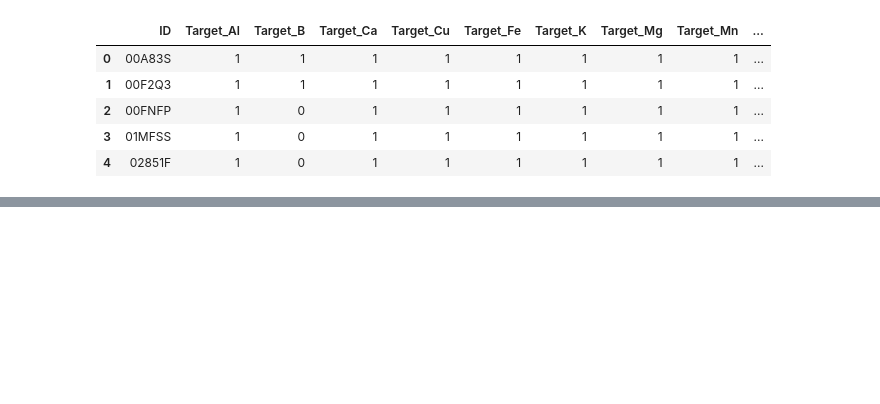
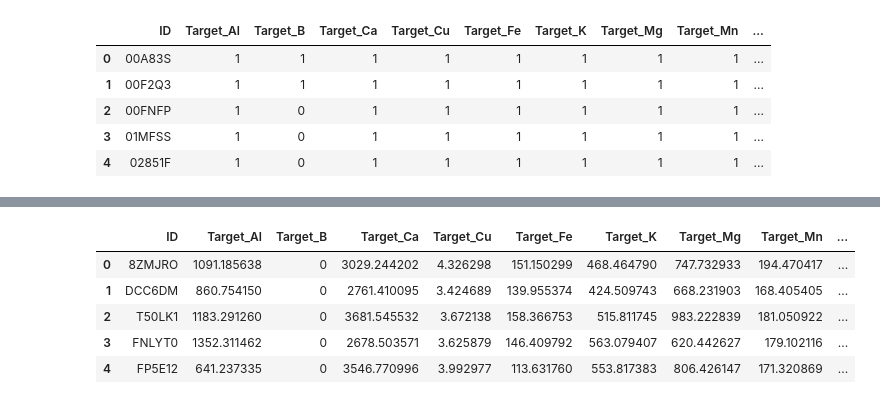
Before and after one commit to lucknera/projekt_interdyscyplinarny, a Jupyter notebook: models/olek-model.ipynb, the cells around one changed output, grey strips where cells are left out. Drawn from its saved outputs; the diff is of its cells as text; code cells hidden in the pictures; blank space fills up the shorter version.

```diff
--- a/models/olek-model.ipynb
+++ b/models/olek-model.ipynb
@@ -674,0 +743,9 @@ result.to_csv("../rhea-soil-nutrient-prediction-challenge/submissions/first-XGBo
+# %%
+result.head()
+# %% [output]
+|  | ID | Target_Al | Target_B | Target_Ca | Target_Cu | Target_Fe | Target_K | Target_Mg | Target_Mn | ... |
+| 0 | 8ZMJRO | 1091.185638 | 0 | 3029.244202 | 4.326298 | 151.150299 | 468.464790 | 747.732933 | 194.470417 | ... |
+| 1 | DCC6DM | 860.754150 | 0 | 2761.410095 | 3.424689 | 139.955374 | 424.509743 | 668.231903 | 168.405405 | ... |
+| 2 | T50LK1 | 1183.291260 | 0 | 3681.545532 | 3.672138 | 158.366753 | 515.811745 | 983.222839 | 181.050922 | ... |
+| 3 | FNLYT0 | 1352.311462 | 0 | 2678.503571 | 3.625879 | 146.409792 | 563.079407 | 620.442627 | 179.102116 | ... |
+| 4 | FP5E12 | 641.237335 | 0 | 3546.770996 | 3.992977 | 113.631760 | 553.817383 | 806.426147 | 171.320869 | ... |
```
Also changed, not shown: parts of 13 cells of this notebook, 1 other file.
